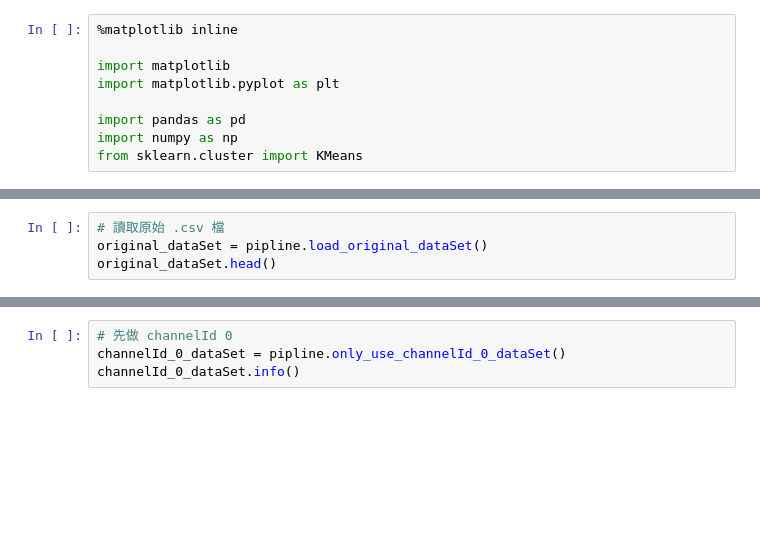
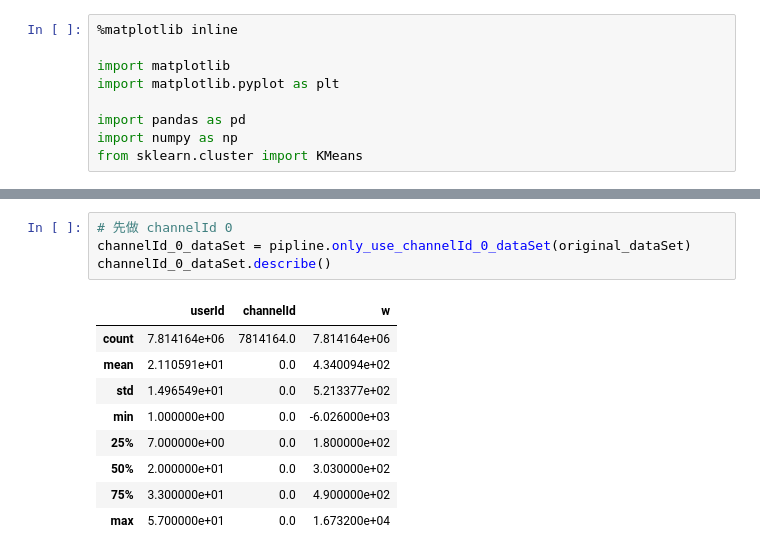
Before and after one commit to titangene/household-electricity, a Jupyter notebook: main.ipynb, the cells around one changed output, grey strips where cells are left out. Saved outputs shown, nothing was run; the diff lists cells and outputs as text; blank space fills up the shorter version.

```diff
--- a/main.ipynb
+++ b/main.ipynb
@@ -23,4 +18,0 @@ pipline.user_load_data
-# %%
-# 讀取原始 .csv 檔
-original_dataSet = pipline.load_original_dataSet()
-original_dataSet.head()
@@ -27,4 +55,14 @@ original_dataSet.head()
 # %%
 # 先做 channelId 0
-channelId_0_dataSet = pipline.only_use_channelId_0_dataSet()
-channelId_0_dataSet.info()
+channelId_0_dataSet = pipline.only_use_channelId_0_dataSet(original_dataSet)
+channelId_0_dataSet.describe()
+# %% [output]
+|  | userId | channelId | w |
+| count | 7.814164e+06 | 7814164.0 | 7.814164e+06 |
+| mean | 2.110591e+01 | 0.0 | 4.340094e+02 |
+| std | 1.496549e+01 | 0.0 | 5.213377e+02 |
+| min | 1.000000e+00 | 0.0 | -6.026000e+03 |
+| 25% | 7.000000e+00 | 0.0 | 1.800000e+02 |
+| 50% | 2.000000e+01 | 0.0 | 3.030000e+02 |
+| 75% | 3.300000e+01 | 0.0 | 4.900000e+02 |
+| max | 5.700000e+01 | 0.0 | 1.673200e+04 |
```
Also changed, not shown: parts of 18 cells of this notebook, 2 other files.
